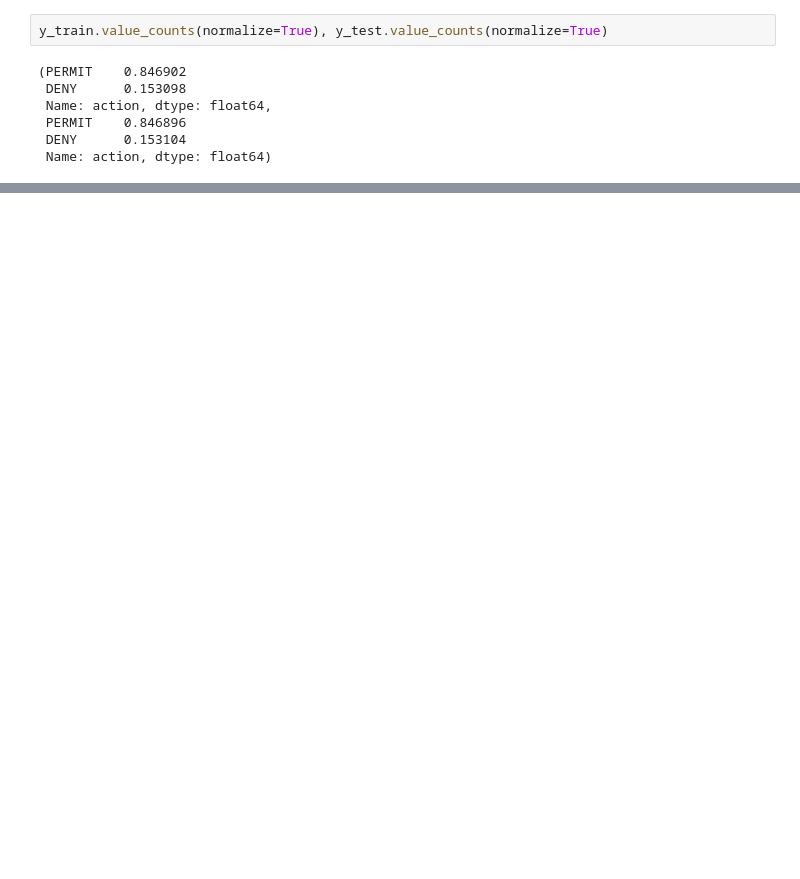
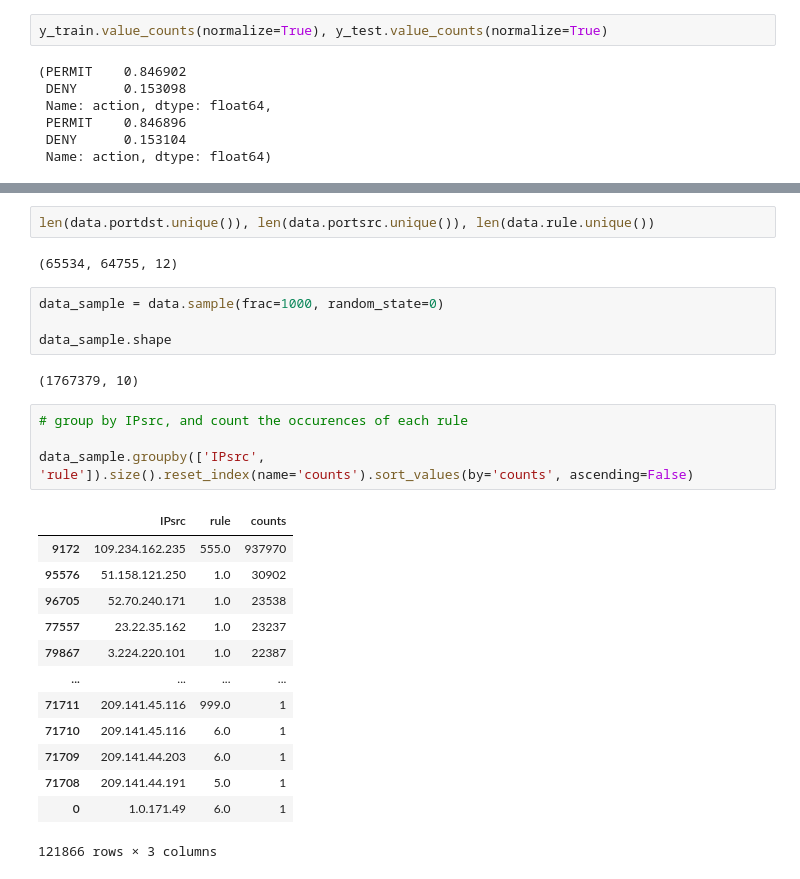
Before and after one commit to AntoGrd/Challenge_OPSIE-SISE, a Jupyter notebook: model/model_analysis.ipynb, the cells around one changed output, grey strips where cells are left out. Saved outputs shown, nothing was run; the diff lists cells and outputs as text; blank space fills up the shorter version.

```diff
--- a/model/model_analysis.ipynb
+++ b/model/model_analysis.ipynb
@@ -183,0 +283,28 @@ grid_search.fit(X_train, y_train)
+# %%
+len(data.portdst.unique()), len(data.portsrc.unique()), len(data.rule.unique())
+# %% [output]
+(65534, 64755, 12)
+# %%
+data_sample = data.sample(frac=1000, random_state=0)
+
+data_sample.shape
+# %% [output]
+(1767379, 10)
+# %%
+# group by IPsrc, and count the occurences of each rule
+
+data_sample.groupby(['IPsrc', 'rule']).size().reset_index(name='counts').sort_values(by='counts', ascending=False)
+# %% [output]
+|  | IPsrc | rule | counts |
+| 9172 | 109.234.162.235 | 555.0 | 937970 |
+| 95576 | 51.158.121.250 | 1.0 | 30902 |
+| 96705 | 52.70.240.171 | 1.0 | 23538 |
+| 77557 | 23.22.35.162 | 1.0 | 23237 |
+| 79867 | 3.224.220.101 | 1.0 | 22387 |
+| ... | ... | ... | ... |
+| 71711 | 209.141.45.116 | 999.0 | 1 |
+| 71710 | 209.141.45.116 | 6.0 | 1 |
+| 71709 | 209.141.44.203 | 6.0 | 1 |
+| 71708 | 209.141.44.191 | 5.0 | 1 |
+| 0 | 1.0.171.49 | 6.0 | 1 |
+121866 rows × 3 columns
```
Also changed, not shown: parts of 20 cells of this notebook.
